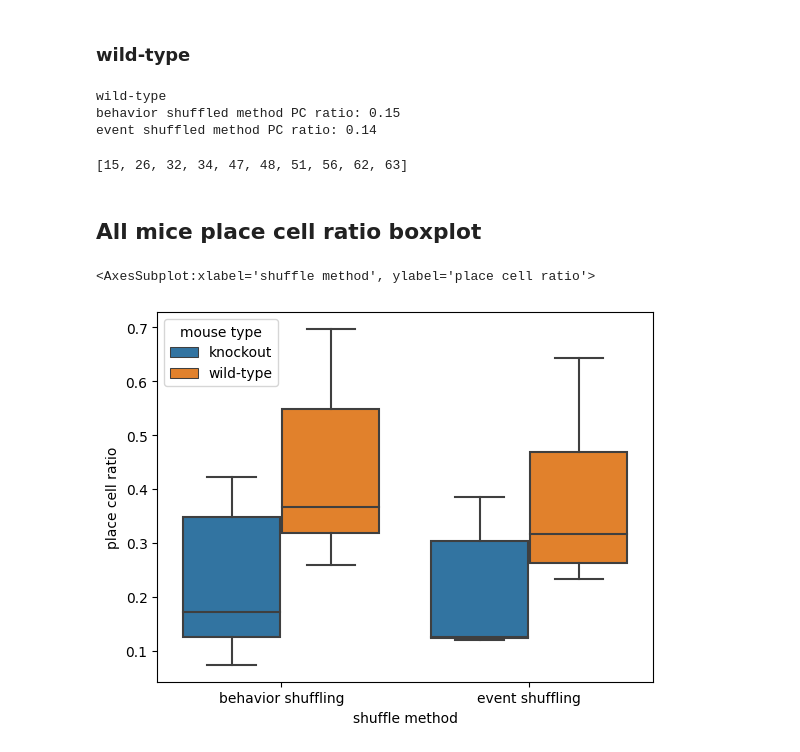
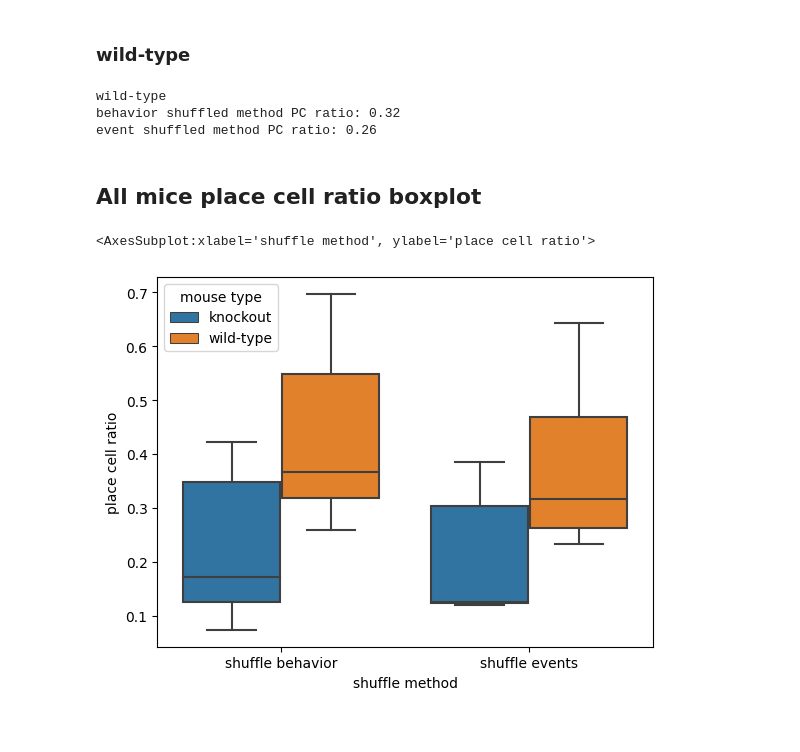
Before and after one commit to kisaragiRY/decoding-DG, a Jupyter notebook: notebooks/2-data-exploration/1-detect-place-cells/04-detect-place-cells.ipynb, the cells around one changed output. Saved outputs shown, nothing was run; the diff lists cells and outputs as text; code cells hidden in the pictures.

```diff
--- a/notebooks/2-data-exploration/1-detect-place-cells/04-detect-place-cells.ipynb
+++ b/notebooks/2-data-exploration/1-detect-place-cells/04-detect-place-cells.ipynb
@@ -85,25 +55,0 @@ for data_dir in ParamDir().data_list[[2]]:
-# %%
-for data_dir in ParamDir().data_list[[2, 1]]:
-    data_name = str(data_dir).split('/')[-1]
-    # with open(output_dir/data_name/"MI_all.pickle","rb") as f:
-    with open(output_dir/data_name/"MI_mobility_all.pickle","rb") as f:
-        results_all = pickle.load(f)
-
-    if "KO" in data_name:
-        mouse_type = "knockout"
-        neuron_id_list = [0, 3]
-    else:
-        mouse_type = "wild-type"
-        neuron_id_list = [9, 4]
-
-    fig, axes = plt.subplots(ncols = 2, sharey = True, sharex = True)
-    for id_, neuron_id in enumerate(neuron_id_list):
-        cell_type = "place cell" if id_ == 1 else "non place cell"
-        plot_data = {
-            'behavior shuffled MI': [i[neuron_id] for i in results_all['behavior shuffled MI all']],
-            'event shuffled MI': [i[neuron_id] for i in results_all['event shuffled MI all']]
-            }
-        sns.histplot(plot_data, ax=axes[id_], kde=True)
-        axes[id_].vlines(results_all['original MI'][neuron_id], 0, 140, lw=2, colors="brown", linestyles="dashed")
-        axes[id_].set_title(f"{mouse_type}: {cell_type}")
-        axes[id_].set_xlabel("MI (bits)")
@@ -158,8 +101,7 @@ data_dir = ParamDir().data_list[1]
 data_name = str(data_dir).split('/')[-1]
 mouse_type = "knockout" if "KO" in data_name else "wild-type"
 print(mouse_type)
-# with open(output_dir/data_name/"MI_all.pickle","rb") as f:
-with open(output_dir/data_name/"MI_mobility_all.pickle","rb") as f:
+with open(output_dir/data_name/"MI_all.pickle","rb") as f:
     results_all = pickle.load(f)
 
 pc_beh_id, pc_event_id = get_pc_ratio(results_all)
@@ -180,8 +118,7 @@ data_dir = ParamDir().data_list[2]
 data_name = str(data_dir).split('/')[-1]
 mouse_type = "knockout" if "KO" in data_name else "wild-type"
 print(mouse_type)
-# with open(output_dir/data_name/"MI_all.pickle","rb") as f:
-with open(output_dir/data_name/"MI_mobility_all.pickle","rb") as f:
+with open(output_dir/data_name/"MI_all.pickle","rb") as f:
     results_all = pickle.load(f)
 
 pc_beh_id, pc_event_id = get_pc_ratio(results_all)
@@ -189,12 +126,8 @@ print(f"behavior shuffled method PC ratio: {len(pc_beh_id)/len(results_all['orig
 print(f"event shuffled method PC ratio: {len(pc_event_id)/len(results_all['original MI']) :.2f}")
 # %% [output]
 wild-type
-behavior shuffled method PC ratio: 0.15
-event shuffled method PC ratio: 0.14
+behavior shuffled method PC ratio: 0.32
+event shuffled method PC ratio: 0.26
-# %%
-pc_beh_id
-# %% [output]
-[15, 26, 32, 34, 47, 48, 51, 56, 62, 63]
 # %% [markdown]
 ## All mice place cell ratio boxplot
 # %%
@@ -217,13 +150,13 @@ for data_dir in ParamDir().data_list:
 # %%
 df = pd.DataFrame(ratio_list, columns=["behavior pc ratio", "event pc ratio", "mouse type"])
 df1 = df[["behavior pc ratio", "mouse type"]]
-df1["pc_ratio"] = ["behavior shuffling"] * len(df1)
+df1["pc_ratio"] = ["shuffle behavior"] * len(df1)
 df2 = df[["event pc ratio", "mouse type"]]
-df2["pc_ratio"] = ["event shuffling"] * len(df2)
+df2["pc_ratio"] = ["shuffle events"] * len(df2)
 plot_data = pd.DataFrame(np.vstack([df1, df2]), columns = ["place cell ratio", "mouse type","shuffle method"])
 
 fig, ax = plt.subplots()
 sns.boxplot(plot_data, x = "shuffle method", y = "place cell ratio", hue="mouse type", ax=ax)
 # %% [output]
 <AxesSubplot:xlabel='shuffle method', ylabel='place cell ratio'>
-[figure, old version]
+[figure, new version]
```
Also changed, not shown: parts of 13 cells of this notebook, 12 other files.
